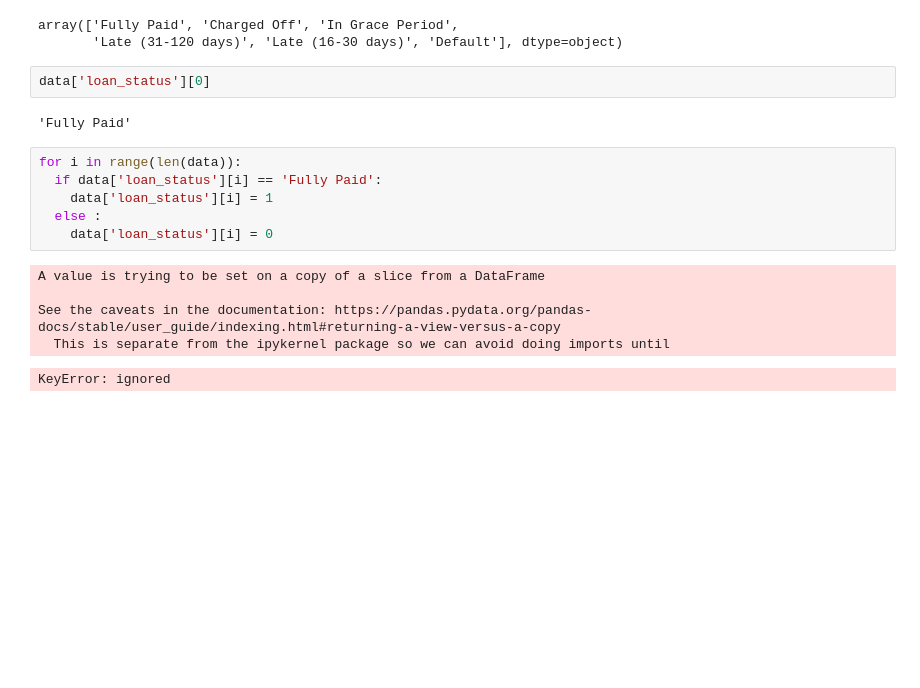
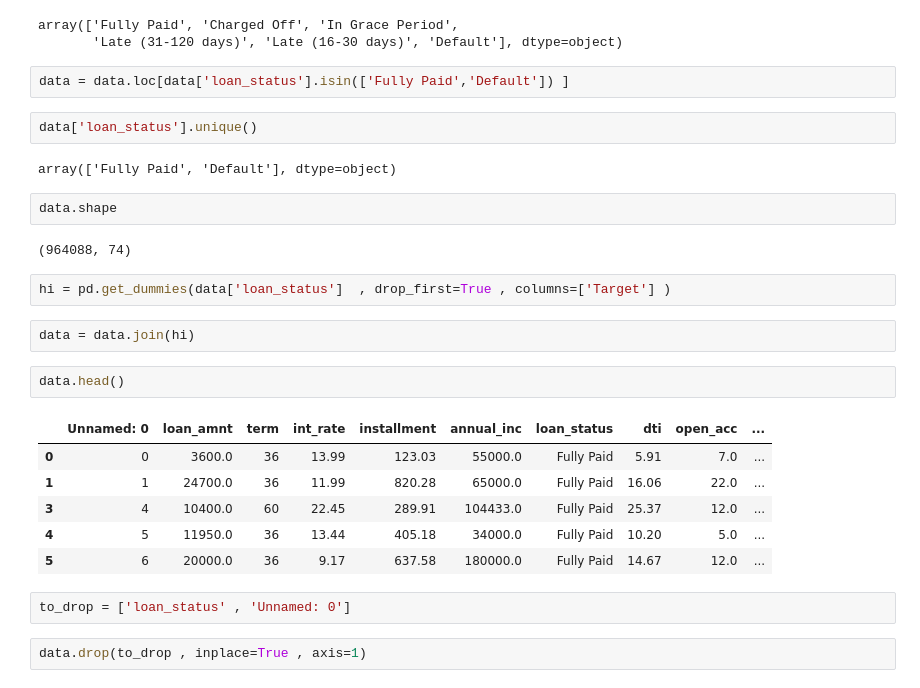
Before and after one commit to tejuskaw/mypynb, a Jupyter notebook: random_forest_part_2.ipynb, the cells around one changed output. Drawn from its saved outputs; the diff is of its cells as text; blank space fills up the shorter version.

```diff
--- a/random_forest_part_2.ipynb
+++ b/random_forest_part_2.ipynb
@@ -62,19 +60,30 @@ data.loan_status.unique()
 # %% [output]
 array(['Fully Paid', 'Charged Off', 'In Grace Period',
        'Late (31-120 days)', 'Late (16-30 days)', 'Default'], dtype=object)
+# %%
+data = data.loc[data['loan_status'].isin(['Fully Paid','Default']) ]
 # %%
-data['loan_status'][0]
+data['loan_status'].unique()
 # %% [output]
-'Fully Paid'
+array(['Fully Paid', 'Default'], dtype=object)
-# %%
-for i in range(len(data)):
-  if data['loan_status'][i] == 'Fully Paid':
-    data['loan_status'][i] = 1
-  else :
-    data['loan_status'][i] = 0
-# %% [output]
-A value is trying to be set on a copy of a slice from a DataFrame
-
-See the caveats in the documentation: https://pandas.pydata.org/pandas-docs/stable/user_guide/indexing.html#returning-a-view-versus-a-copy
-  This is separate from the ipykernel package so we can avoid doing imports until
-KeyError: ignored
+# %%
+data.shape
+# %% [output]
+(964088, 74)
+# %%
+hi = pd.get_dummies(data['loan_status']  , drop_first=True , columns=['Target'] )
+# %%
+data = data.join(hi)
+# %%
+data.head()
+# %% [output]
+|  | Unnamed: 0 | loan_amnt | term | int_rate | installment | annual_inc | loan_status | dti | open_acc | ... |
+| 0 | 0 | 3600.0 | 36 | 13.99 | 123.03 | 55000.0 | Fully Paid | 5.91 | 7.0 | ... |
+| 1 | 1 | 24700.0 | 36 | 11.99 | 820.28 | 65000.0 | Fully Paid | 16.06 | 22.0 | ... |
+| 3 | 4 | 10400.0 | 60 | 22.45 | 289.91 | 104433.0 | Fully Paid | 25.37 | 12.0 | ... |
+| 4 | 5 | 11950.0 | 36 | 13.44 | 405.18 | 34000.0 | Fully Paid | 10.20 | 5.0 | ... |
+| 5 | 6 | 20000.0 | 36 | 9.17 | 637.58 | 180000.0 | Fully Paid | 14.67 | 12.0 | ... |
+# %%
+to_drop = ['loan_status' , 'Unnamed: 0']
+# %%
+data.drop(to_drop , inplace=True , axis=1)
```
Also changed, not shown: parts of 28 cells of this notebook.
